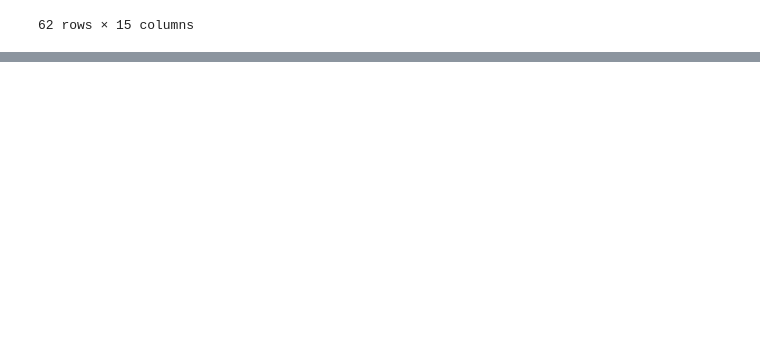
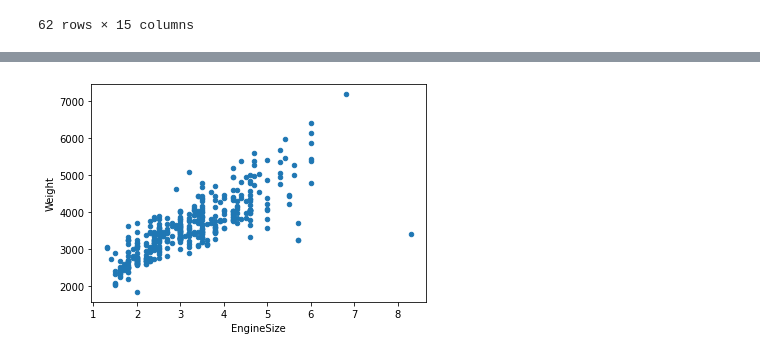
Before and after one commit to mariahirit/MyFirstProjectBig-Data, a Jupyter notebook: First_Project_Pandas.ipynb, the cells around one changed output, grey strips where cells are left out. Cells and saved outputs as stored; diff of their text form; code cells hidden in the pictures; blank space fills up the shorter version.

```diff
--- a/First_Project_Pandas.ipynb
+++ b/First_Project_Pandas.ipynb
@@ -307,0 +466,5 @@ df[(df["EngineSize"]> 2.0) & (df["Origin"] == "Asia") & (df["Type"] == "Sedan")]
+# %%
+df.plot(kind = "scatter", x = "EngineSize", y = "Weight")
+plt.show()
+# %% [output]
+[figure, added]
```
Also changed, not shown: parts of 17 cells of this notebook.
